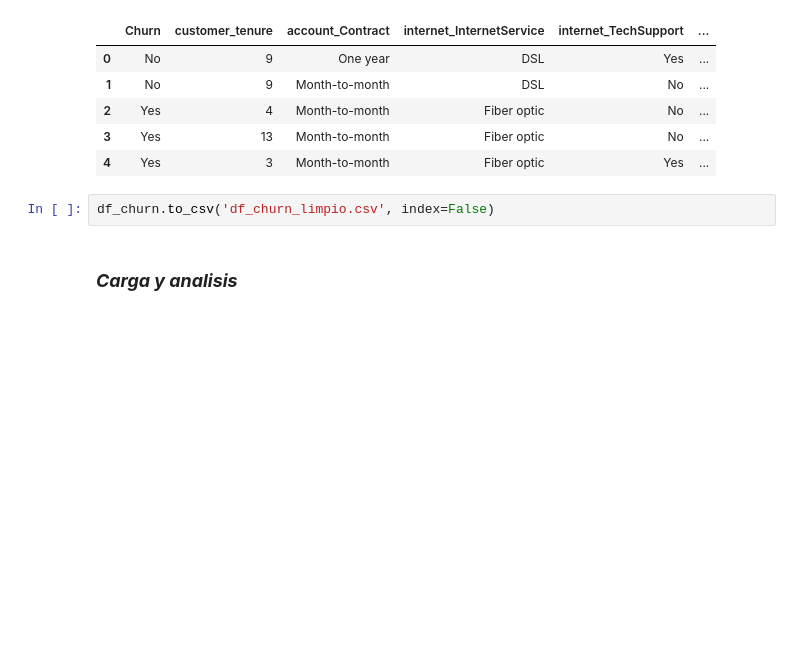
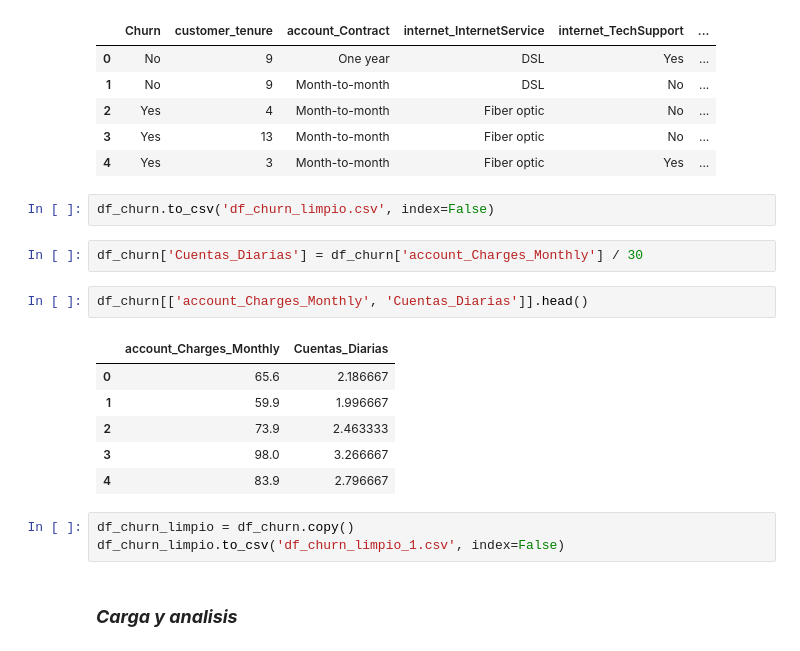
Before and after one commit to Brianbrowncoopman/challenge_desafio_telecom_x, a Jupyter notebook: desafio_telecom_X.ipynb, the cells around one changed output. Saved outputs shown, nothing was run; the diff lists cells and outputs as text; blank space fills up the shorter version.

```diff
--- a/desafio_telecom_X.ipynb
+++ b/desafio_telecom_X.ipynb
@@ -237,6 +237,20 @@ memory usage: 550.2+ KB
 | 4 | Yes | 3 | Month-to-month | Fiber optic | Yes | ... |
 # %%
 df_churn.to_csv('df_churn_limpio.csv', index=False)
+# %%
+df_churn['Cuentas_Diarias'] = df_churn['account_Charges_Monthly'] / 30
+# %%
+df_churn[['account_Charges_Monthly', 'Cuentas_Diarias']].head()
+# %% [output]
+|  | account_Charges_Monthly | Cuentas_Diarias |
+| 0 | 65.6 | 2.186667 |
+| 1 | 59.9 | 1.996667 |
+| 2 | 73.9 | 2.463333 |
+| 3 | 98.0 | 3.266667 |
+| 4 | 83.9 | 2.796667 |
+# %%
+df_churn_limpio = df_churn.copy()
+df_churn_limpio.to_csv('df_churn_limpio_1.csv', index=False)
 # %% [markdown]
 ### ***Carga y analisis***
 # %% [markdown]
```
